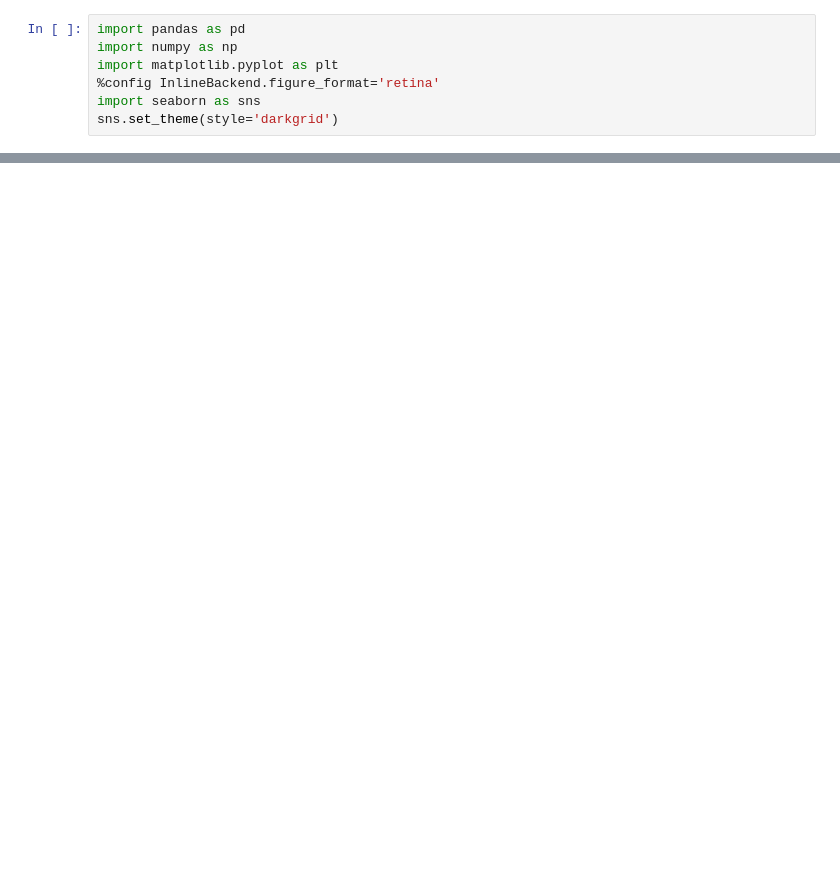
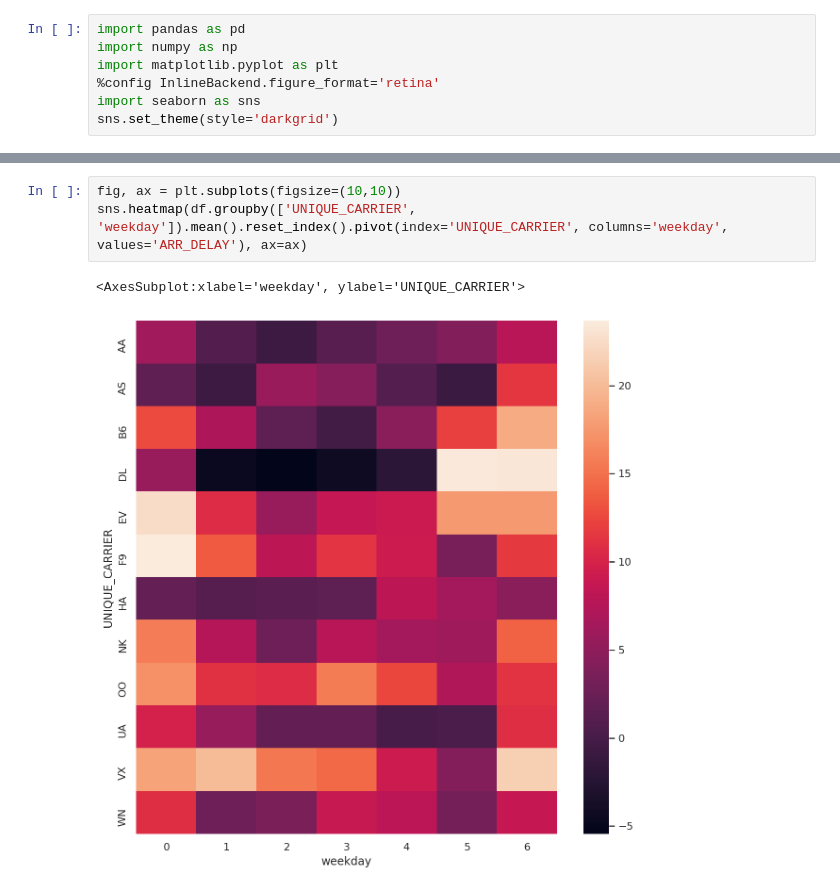
Before and after one commit to mrandri19/polito2020-data-science-lab, a Jupyter notebook: Lab5/Lab5es2.ipynb, the cells around one changed output, grey strips where cells are left out. Saved outputs shown, nothing was run; the diff lists cells and outputs as text; blank space fills up the shorter version.

```diff
--- a/Lab5/Lab5es2.ipynb
+++ b/Lab5/Lab5es2.ipynb
@@ -43,0 +239,6 @@ dtype: object
+# %%
+fig, ax = plt.subplots(figsize=(10,10))
+sns.heatmap(df.groupby(['UNIQUE_CARRIER', 'weekday']).mean().reset_index().pivot(index='UNIQUE_CARRIER', columns='weekday', values='ARR_DELAY'), ax=ax)
+# %% [output]
+<AxesSubplot:xlabel='weekday', ylabel='UNIQUE_CARRIER'>
+[figure, added]
```
Also changed, not shown: parts of 33 cells of this notebook.
